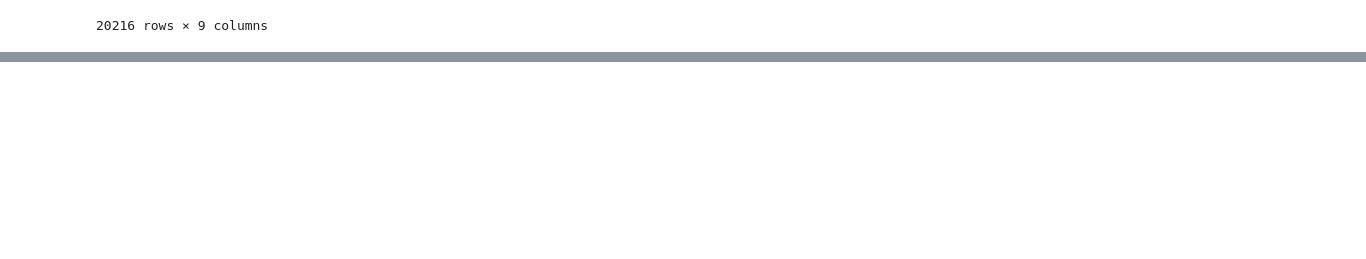
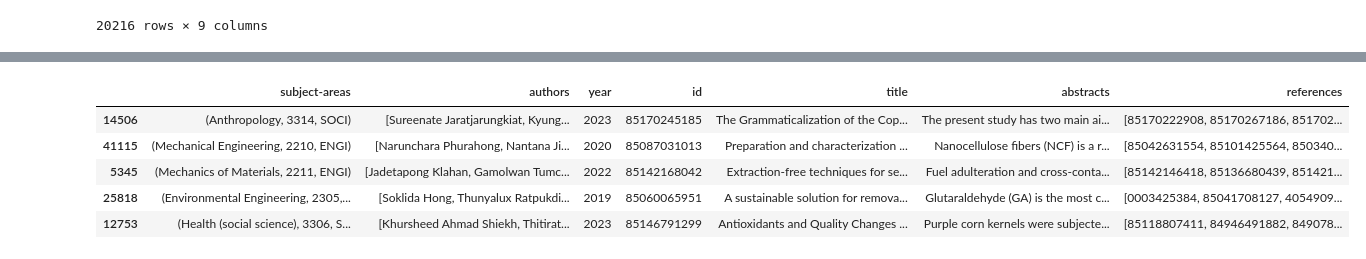
Before and after one commit to Pongsaky/dsde-project, a Jupyter notebook: prepare_data.ipynb, the cells around one changed output, grey strips where cells are left out. Cells and saved outputs as stored; diff of their text form; code cells hidden in the pictures; blank space fills up the shorter version.

```diff
--- a/prepare_data.ipynb
+++ b/prepare_data.ipynb
@@ -99,17 +116,24 @@ class PrepareData:
     def restructure(self):
         df = self.data.copy()
 
-        df["id"] = df["coredata"].apply(lambda x: x["prism:url"].split("/")[-1])
+        df["id"] = df["coredata"].apply(utils.id_apply)
+        df["title"] = df["coredata"].apply(utils.title_apply)
         df["authors"] = df["authors"].apply(utils.author_apply)
-        df["description"] = df["coredata"].apply(lambda x: x["dc:description"] if "dc:description" in x else "")
-        df["abstracts"] = df["item"].apply(lambda x: x["bibrecord"]["head"]["abstracts"])
-        df["citation"] = df["authkeywords"].apply(utils.citation_apply)
+        df["abstracts"] = df["coredata"].apply(utils.abstracts_apply)
         df["references"] = df["item"].apply(utils.reference_apply)
         df["subject-areas"] = df["subject-areas"].apply(utils.subject_apply)
-        df = df.explode("citation", ignore_index=True)
 
+        # Drop unnecessary columns
         df.drop(columns=["item", "affiliation", "coredata", "idxterms", "language", "authkeywords"], inplace=True)
+
+        # Explode subject-areas
+        df = df.explode("subject-areas", ignore_index=True)
+
         self.data = df
+
+    def null_count(self):
+        for c in self.data.columns:
+            print(f"Column {c} have {self.data[c].isnull().sum()} null values")
 # %%
 data = PrepareData()
 # %%
@@ -160,0 +185,9 @@ data.data
+# %%
+data.data.sample(5)
+# %% [output]
+|  | subject-areas | authors | year | id | title | abstracts | references |
+| 14506 | (Anthropology, 3314, SOCI) | [Sureenate Jaratjarungkiat, Kyung... | 2023 | 85170245185 | The Grammaticalization of the Cop... | The present study has two main ai... | [85170222908, 85170267186, 851702... |
+| 41115 | (Mechanical Engineering, 2210, ENGI) | [Narunchara Phurahong, Nantana Ji... | 2020 | 85087031013 | Preparation and characterization ... | Nanocellulose fibers (NCF) is a r... | [85042631554, 85101425564, 850340... |
+| 5345 | (Mechanics of Materials, 2211, ENGI) | [Jadetapong Klahan, Gamolwan Tumc... | 2022 | 85142168042 | Extraction-free techniques for se... | Fuel adulteration and cross-conta... | [85142146418, 85136680439, 851421... |
+| 25818 | (Environmental Engineering, 2305,... | [Soklida Hong, Thunyalux Ratpukdi... | 2019 | 85060065951 | A sustainable solution for remova... | Glutaraldehyde (GA) is the most c... | [0003425384, 85041708127, 4054909... |
+| 12753 | (Health (social science), 3306, S... | [Khursheed Ahmad Shiekh, Thitirat... | 2023 | 85146791299 | Antioxidants and Quality Changes ... | Purple corn kernels were subjecte... | [85118807411, 84946491882, 849078... |
```
Also changed, not shown: parts of 8 cells of this notebook.
